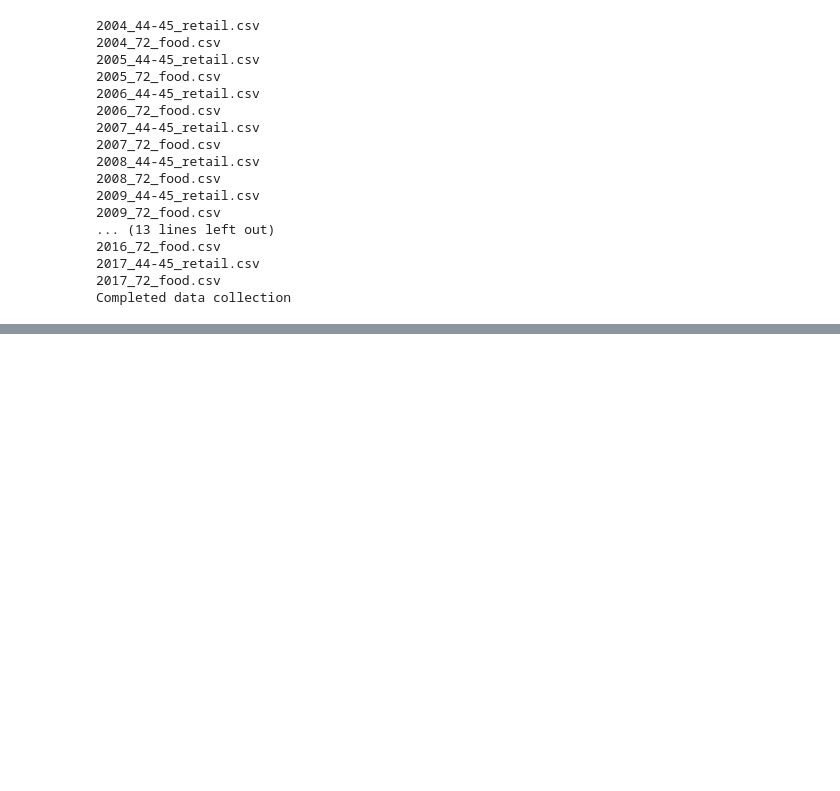
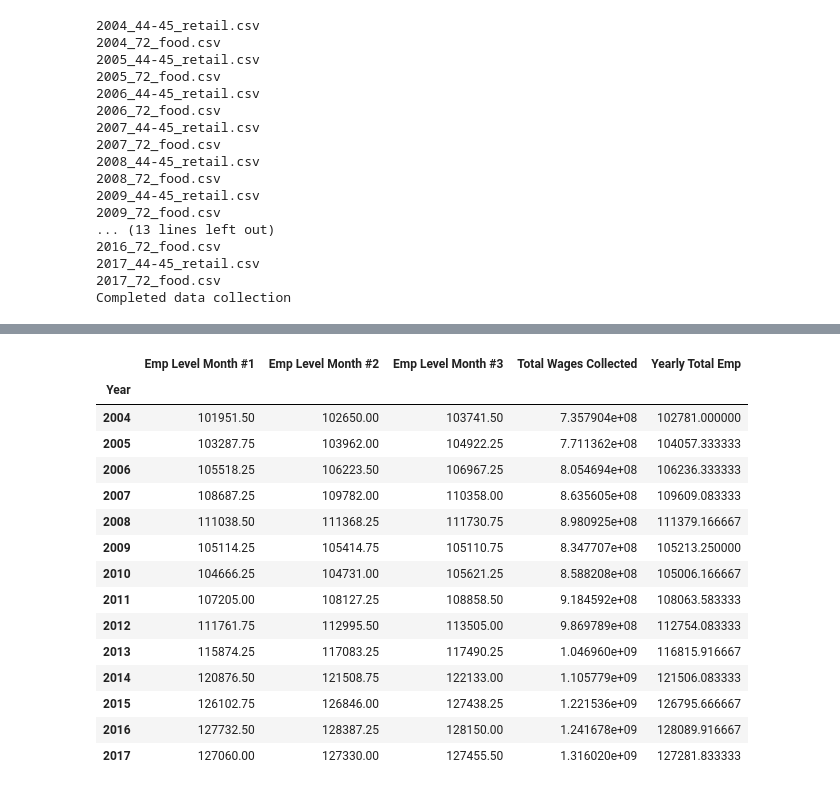
Before and after one commit to nalehc/Team_Four, a Jupyter notebook: data_collection/Employment_Data_SF.ipynb, the cells around one changed output, grey strips where cells are left out. Drawn from its saved outputs; the diff is of its cells as text; code cells hidden in the pictures; blank space fills up the shorter version.

```diff
--- a/data_collection/Employment_Data_SF.ipynb
+++ b/data_collection/Employment_Data_SF.ipynb
@@ -107,0 +88,3 @@ group_year
+# %%
+blah = group_year.groupby("Year").sum()
+blah.head()
@@ -107,0 +99,20 @@ group_year
+# %%
+blah = blah.rename(columns={"Yearly Average Emp": "Yearly Total Emp"})
+blah
+# %% [output]
+|  | Emp Level Month #1 | Emp Level Month #2 | Emp Level Month #3 | Total Wages Collected | Yearly Total Emp |
+| Year |  |  |  |  |  |
+| 2004 | 101951.50 | 102650.00 | 103741.50 | 7.357904e+08 | 102781.000000 |
+| 2005 | 103287.75 | 103962.00 | 104922.25 | 7.711362e+08 | 104057.333333 |
+| 2006 | 105518.25 | 106223.50 | 106967.25 | 8.054694e+08 | 106236.333333 |
+| 2007 | 108687.25 | 109782.00 | 110358.00 | 8.635605e+08 | 109609.083333 |
+| 2008 | 111038.50 | 111368.25 | 111730.75 | 8.980925e+08 | 111379.166667 |
+| 2009 | 105114.25 | 105414.75 | 105110.75 | 8.347707e+08 | 105213.250000 |
+| 2010 | 104666.25 | 104731.00 | 105621.25 | 8.588208e+08 | 105006.166667 |
+| 2011 | 107205.00 | 108127.25 | 108858.50 | 9.184592e+08 | 108063.583333 |
+| 2012 | 111761.75 | 112995.50 | 113505.00 | 9.869789e+08 | 112754.083333 |
+| 2013 | 115874.25 | 117083.25 | 117490.25 | 1.046960e+09 | 116815.916667 |
+| 2014 | 120876.50 | 121508.75 | 122133.00 | 1.105779e+09 | 121506.083333 |
+| 2015 | 126102.75 | 126846.00 | 127438.25 | 1.221536e+09 | 126795.666667 |
+| 2016 | 127732.50 | 128387.25 | 128150.00 | 1.241678e+09 | 128089.916667 |
+| 2017 | 127060.00 | 127330.00 | 127455.50 | 1.316020e+09 | 127281.833333 |
```
Also changed, not shown: parts of 8 cells of this notebook.
